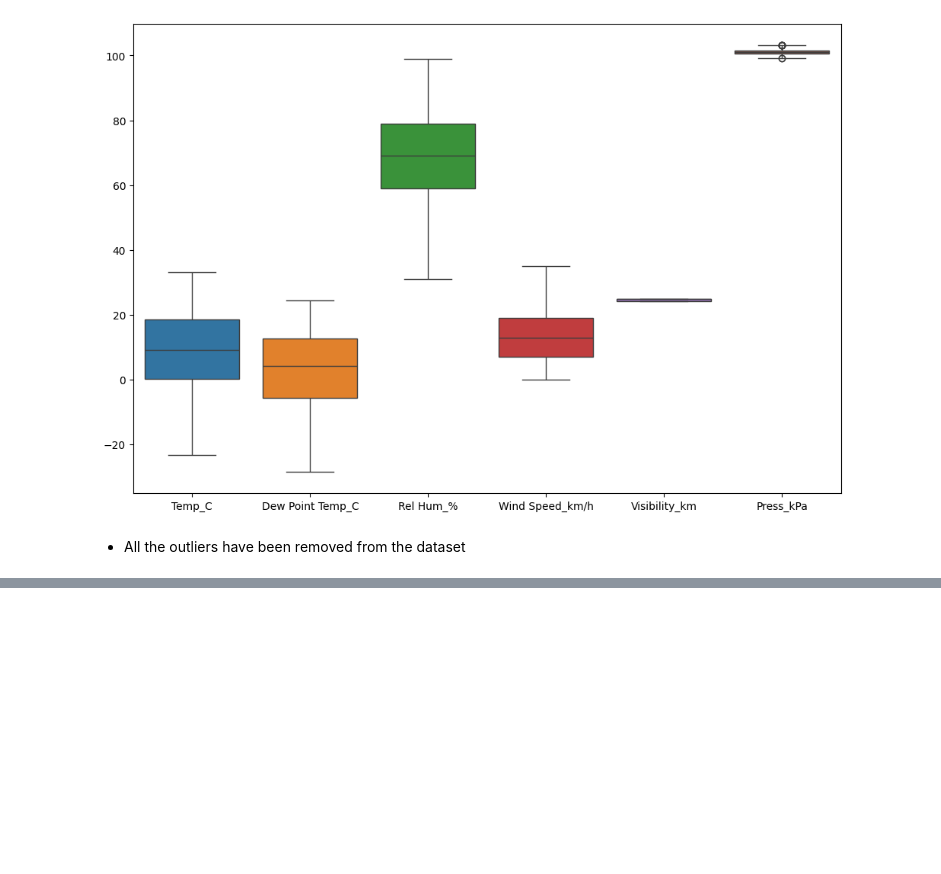
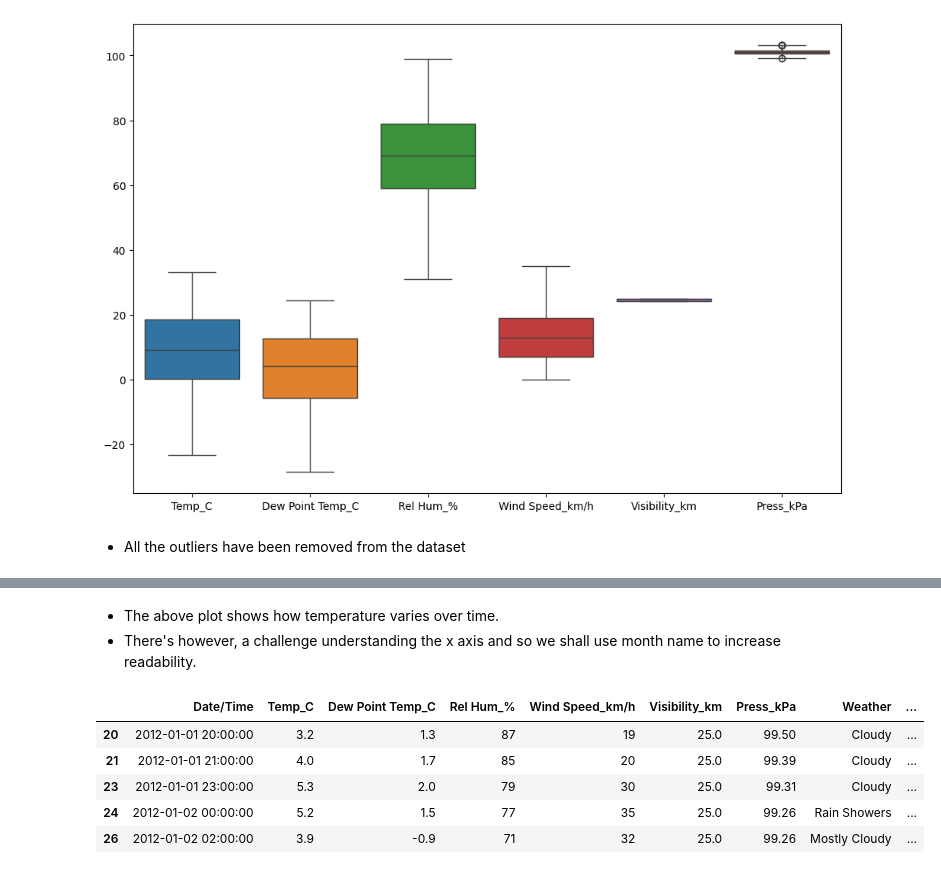
Before and after one commit to mut-rogers/lux_bootcamp, a Jupyter notebook: Week 2 Project/weather_week_2_assignment.ipynb, the cells around one changed output, grey strips where cells are left out. Drawn from its saved outputs; the diff is of its cells as text; code cells hidden in the pictures; blank space fills up the shorter version.

```diff
--- a/Week 2 Project/weather_week_2_assignment.ipynb
+++ b/Week 2 Project/weather_week_2_assignment.ipynb
@@ -192,0 +266,15 @@ sns.boxplot(data=cleaned_weather_df)
+# %% [markdown]
+- The above plot shows how temperature varies over time.
+- There's however, a challenge understanding the x axis and so we shall use month name to increase readability.
+# %%
+# Creating a new column named "month" with actual names of each month
+cleaned_weather_df["month"] = cleaned_weather_df["Date/Time"].dt.strftime("%b")
+
+cleaned_weather_df.head()
+# %% [output]
+|  | Date/Time | Temp_C | Dew Point Temp_C | Rel Hum_% | Wind Speed_km/h | Visibility_km | Press_kPa | Weather | ... |
+| 20 | 2012-01-01 20:00:00 | 3.2 | 1.3 | 87 | 19 | 25.0 | 99.50 | Cloudy | ... |
+| 21 | 2012-01-01 21:00:00 | 4.0 | 1.7 | 85 | 20 | 25.0 | 99.39 | Cloudy | ... |
+| 23 | 2012-01-01 23:00:00 | 5.3 | 2.0 | 79 | 30 | 25.0 | 99.31 | Cloudy | ... |
+| 24 | 2012-01-02 00:00:00 | 5.2 | 1.5 | 77 | 35 | 25.0 | 99.26 | Rain Showers | ... |
+| 26 | 2012-01-02 02:00:00 | 3.9 | -0.9 | 71 | 32 | 25.0 | 99.26 | Mostly Cloudy | ... |
```
Also changed, not shown: parts of 8 cells of this notebook.
